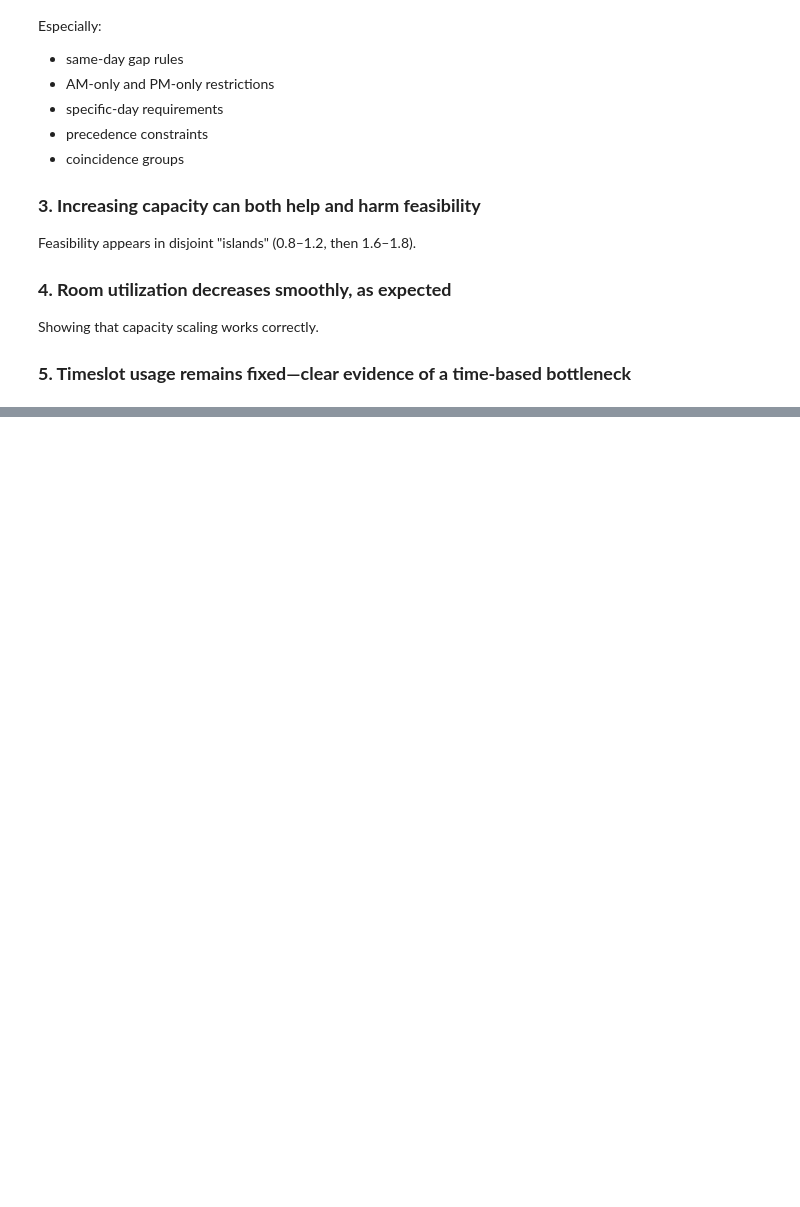
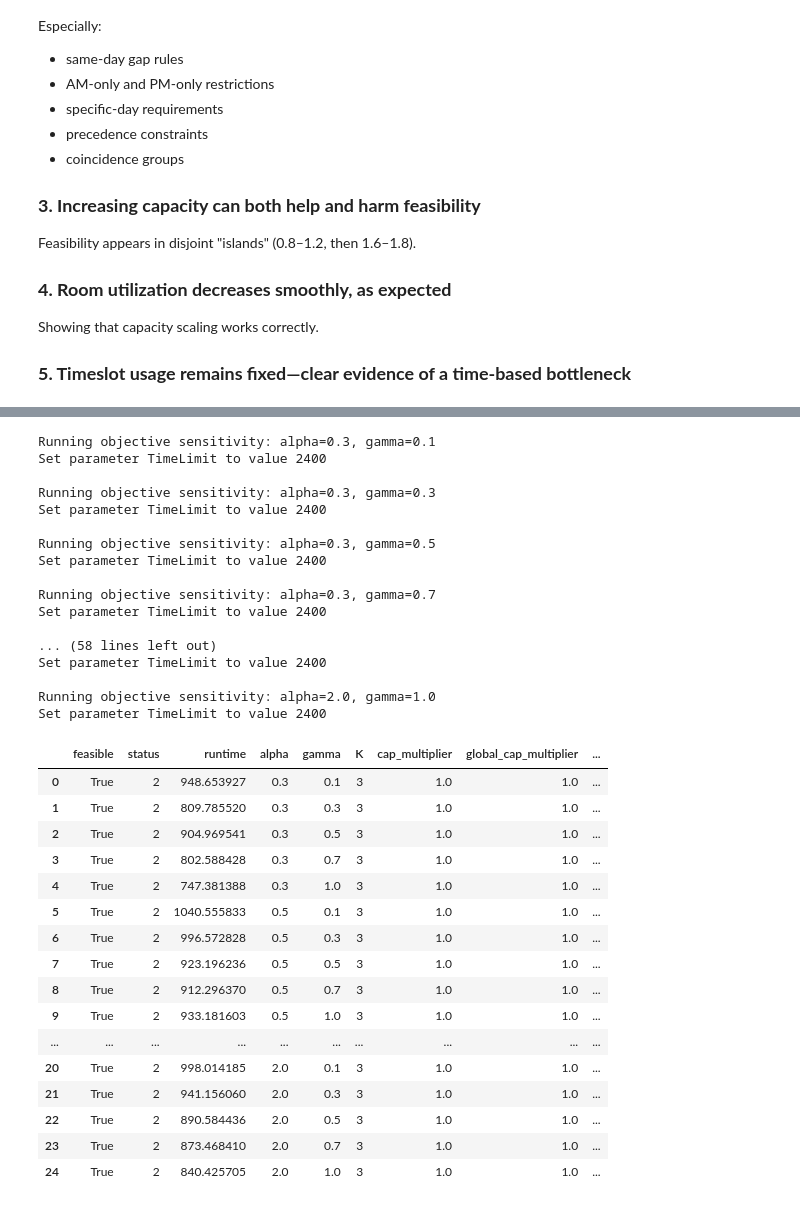
Before and after one commit to jennykhanhnguyen/optimize-exam-schedule, a Jupyter notebook: code/sensitivity_analysis.ipynb, the cells around one changed output, grey strips where cells are left out. Saved outputs shown, nothing was run; the diff lists cells and outputs as text; code cells hidden in the pictures; blank space fills up the shorter version.

```diff
--- a/code/sensitivity_analysis.ipynb
+++ b/code/sensitivity_analysis.ipynb
@@ -856,0 +762,63 @@ plt.show()
+# %%
+def sensitivity_objective_weights(
+    alpha_values = [0.3, 0.5, 1.0, 1.5, 2.0],
+    gamma_values = [0.1, 0.3, 0.5, 0.7, 1.0],
+    K=3,
+    cap_multiplier=1.0,
+    global_cap_multiplier=1.0,
+    enrollment_multiplier=1.0
+):
+    results = []
+
+    for a in alpha_values:
+        for g in gamma_values:
+            print(f"\nRunning objective sensitivity: alpha={a}, gamma={g}")
+            out = run_model(
+                alpha=a,
+                gamma=g,
+                K=K,
+                cap_multiplier=cap_multiplier,
+                global_cap_multiplier=global_cap_multiplier,
+                enrollment_multiplier=enrollment_multiplier
+            )
+            results.append(out)
+
+    return pd.DataFrame(results)
+
+df_obj = sensitivity_objective_weights()
+df_obj
+# %% [output]
+Running objective sensitivity: alpha=0.3, gamma=0.1
+Set parameter TimeLimit to value 2400
+
+Running objective sensitivity: alpha=0.3, gamma=0.3
+Set parameter TimeLimit to value 2400
+
+Running objective sensitivity: alpha=0.3, gamma=0.5
+Set parameter TimeLimit to value 2400
+
+Running objective sensitivity: alpha=0.3, gamma=0.7
+Set parameter TimeLimit to value 2400
+
+... (58 lines left out)
+Set parameter TimeLimit to value 2400
+
+Running objective sensitivity: alpha=2.0, gamma=1.0
+Set parameter TimeLimit to value 2400
+|  | feasible | status | runtime | alpha | gamma | K | cap_multiplier | global_cap_multiplier | ... |
+| 0 | True | 2 | 948.653927 | 0.3 | 0.1 | 3 | 1.0 | 1.0 | ... |
+| 1 | True | 2 | 809.785520 | 0.3 | 0.3 | 3 | 1.0 | 1.0 | ... |
+| 2 | True | 2 | 904.969541 | 0.3 | 0.5 | 3 | 1.0 | 1.0 | ... |
+| 3 | True | 2 | 802.588428 | 0.3 | 0.7 | 3 | 1.0 | 1.0 | ... |
+| 4 | True | 2 | 747.381388 | 0.3 | 1.0 | 3 | 1.0 | 1.0 | ... |
+| 5 | True | 2 | 1040.555833 | 0.5 | 0.1 | 3 | 1.0 | 1.0 | ... |
+| 6 | True | 2 | 996.572828 | 0.5 | 0.3 | 3 | 1.0 | 1.0 | ... |
+| 7 | True | 2 | 923.196236 | 0.5 | 0.5 | 3 | 1.0 | 1.0 | ... |
+| 8 | True | 2 | 912.296370 | 0.5 | 0.7 | 3 | 1.0 | 1.0 | ... |
+| 9 | True | 2 | 933.181603 | 0.5 | 1.0 | 3 | 1.0 | 1.0 | ... |
+| ... | ... | ... | ... | ... | ... | ... | ... | ... | ... |
+| 20 | True | 2 | 998.014185 | 2.0 | 0.1 | 3 | 1.0 | 1.0 | ... |
+| 21 | True | 2 | 941.156060 | 2.0 | 0.3 | 3 | 1.0 | 1.0 | ... |
+| 22 | True | 2 | 890.584436 | 2.0 | 0.5 | 3 | 1.0 | 1.0 | ... |
+| 23 | True | 2 | 873.468410 | 2.0 | 0.7 | 3 | 1.0 | 1.0 | ... |
+| 24 | True | 2 | 840.425705 | 2.0 | 1.0 | 3 | 1.0 | 1.0 | ... |
```
Also changed, not shown: parts of 13 cells of this notebook, 1 other file.
